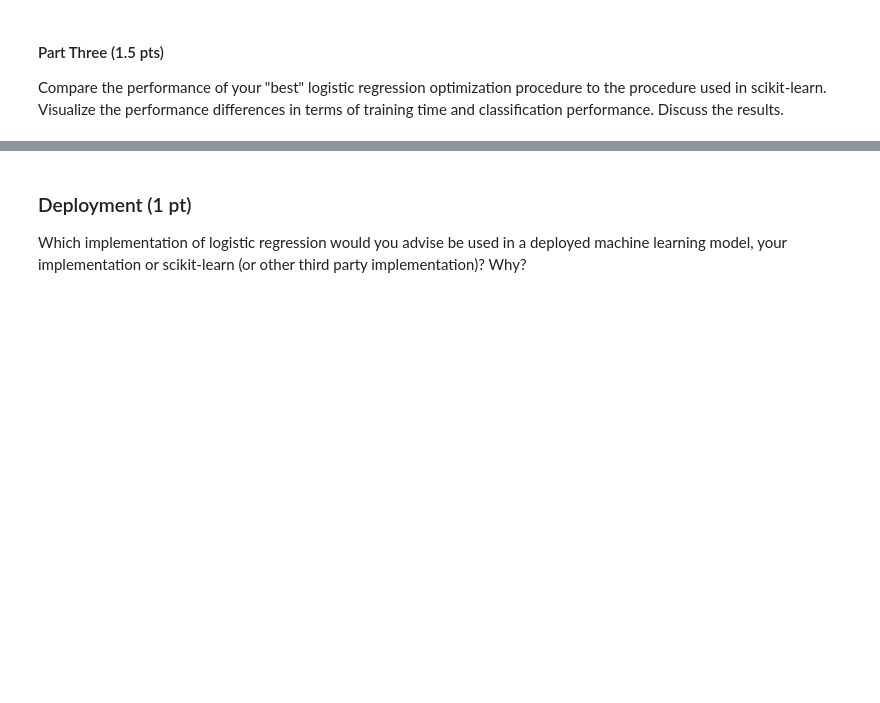
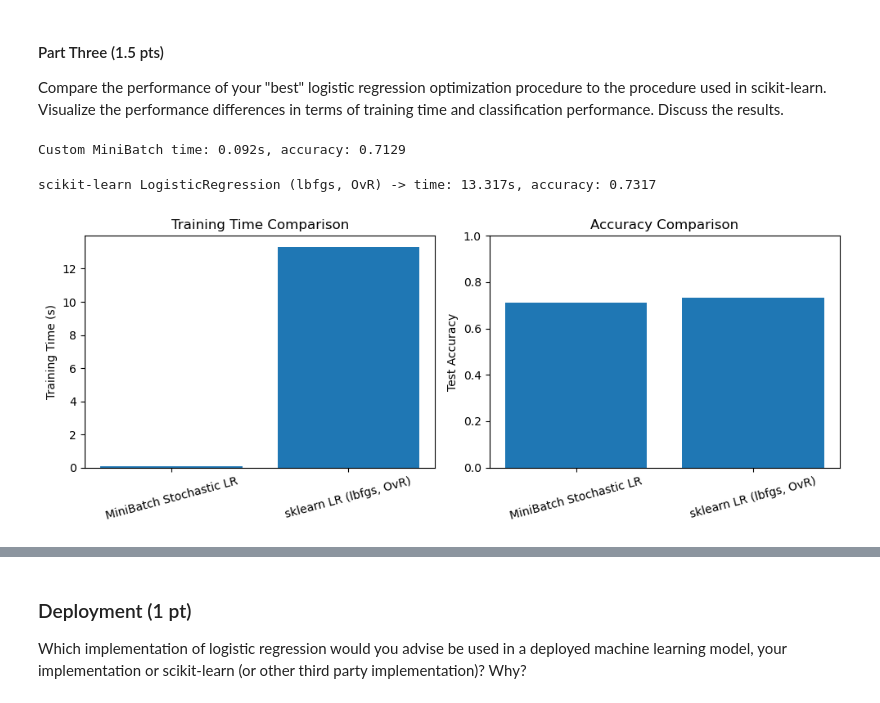
Before and after one commit to alexchans/ML_labs, a Jupyter notebook: labs/lab3.ipynb, the cells around one changed output, grey strips where cells are left out. Saved outputs shown, nothing was run; the diff lists cells and outputs as text; code cells hidden in the pictures; blank space fills up the shorter version.

```diff
--- a/labs/lab3.ipynb
+++ b/labs/lab3.ipynb
@@ -344,3 +385,58 @@ Accuracy of:  0.694634703196347
 # %% [markdown]
 #### Part Three (1.5 pts)
 Compare the performance of your "best" logistic regression optimization procedure to the procedure used in scikit-learn. Visualize the performance differences in terms of training time and classification performance. Discuss the results.
+# %%
+# Compare custom best model (mini-batch) vs scikit-learn model: training time and accuracy
+import time
+import numpy as np
+import matplotlib.pyplot as plt
+from sklearn.linear_model import LogisticRegression
+from sklearn.metrics import accuracy_score
+
+best_c = 0.001
+
+t0 = time.perf_counter()
+lr_minibatch = MultiClassLogisticRegression(C=best_c, solver=MiniBatchStochasticLogisticRegression)
+lr_minibatch.fit(X_train, y_train)
+time_custom = time.perf_counter() - t0
+
+yhat_custom = lr_minibatch.predict(X_test).astype(int)
+acc_custom = accuracy_score(y_test, yhat_custom)
+
+print(f"Custom MiniBatch time: {time_custom:.3f}s, accuracy: {acc_custom:.4f}")
+
+t1 = time.perf_counter()
+sk_lr = LogisticRegression(C=best_c, penalty="l2",solver="lbfgs", multi_class="ovr", max_iter=20, n_jobs=-1)
+sk_lr.fit(X_train, y_train)
+time_skl = time.perf_counter() - t1
+
+yhat_skl = sk_lr.predict(X_test)
+acc_skl = accuracy_score(y_test, yhat_skl)
+
+print(f"scikit-learn LogisticRegression (lbfgs, OvR) -> time: {time_skl:.3f}s, accuracy: {acc_skl:.4f}")
+
+# plot
+labels = ["MiniBatch Stochastic LR", "sklearn LR (lbfgs, OvR)"]
+times = [time_custom, time_skl]
+accs  = [acc_custom, acc_skl]
+
+plt.figure(figsize=(10,4))
+plt.subplot(1,2,1)
+plt.bar(labels, times)
+plt.ylabel("Training Time (s)")
+plt.title("Training Time Comparison")
+plt.xticks(rotation=15)
+
+plt.subplot(1,2,2)
+plt.bar(labels, accs)
+plt.ylabel("Test Accuracy")
+plt.title("Accuracy Comparison")
+plt.ylim(0, 1)
+plt.xticks(rotation=15)
+
+plt.tight_layout()
+plt.show()
+# %% [output]
+Custom MiniBatch time: 0.092s, accuracy: 0.7129
+scikit-learn LogisticRegression (lbfgs, OvR) -> time: 13.317s, accuracy: 0.7317
+[figure, added]
```
Also changed, not shown: parts of 6 cells of this notebook.
